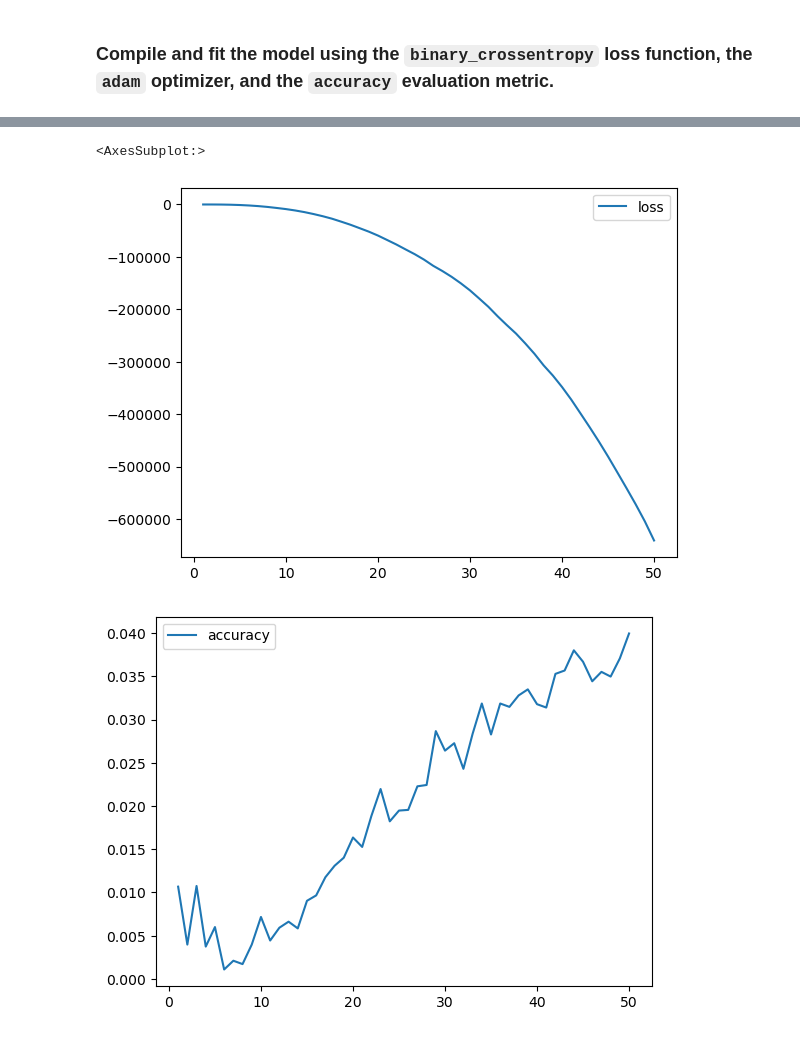
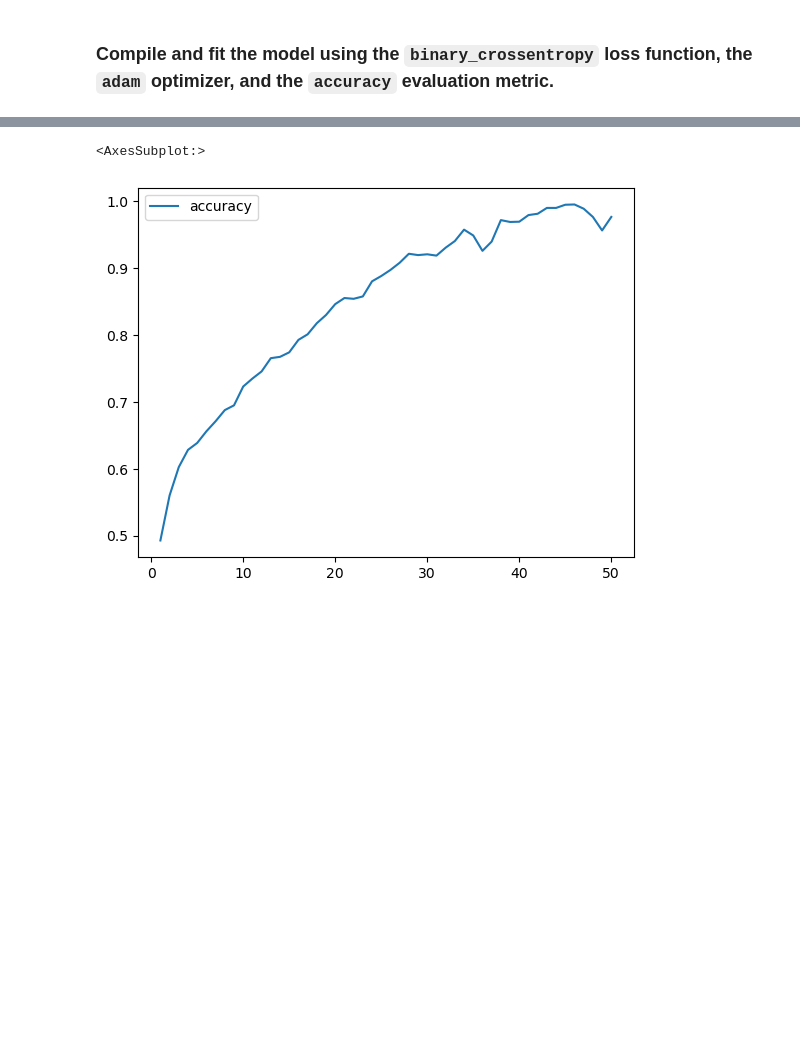
Before and after one commit to lisetlopez/OB_Oracle, a Jupyter notebook: crypto_deep_learning.ipynb, the cells around one changed output, grey strips where cells are left out. Drawn from its saved outputs; the diff is of its cells as text; code cells hidden in the pictures; blank space fills up the shorter version.

Commit message:
Updated crypto ML notebook files

```diff
--- a/crypto_deep_learning.ipynb
+++ b/crypto_deep_learning.ipynb
@@ -21,7 +21,7 @@ INCLUDE_ETH = False
 INCLUDE_ADA = False
 
 # Select the orderbook timeframe's interested in
-INCLUDE_5MIN_DATA = False
+INCLUDE_5MIN_DATA = True
 INCLUDE_1MIN_DATA = True
 INCLUDE_1SEC_DATA = False
 
@@ -131,7 +140,7 @@ Debug crypto_BTC_1min derived dataframe:
 ### Create the labels set (`y`)  from the “midpoint price” column, and then create the features (`X`) DataFrame from the remaining columns.
 # %%
 # Select which crypto order book data file to analyze
-crypto_sel_df = crypto_ob_df_dict["crypto_BTC_1min"]
+crypto_sel_df = crypto_ob_df_dict["crypto_BTC_5min"]
 # %%
 # Confirm all numerical data
 crypto_sel_df.dtypes
@@ -156,9 +165,9 @@ if 'Signal' in crypto_sel_df.columns:
 else:
     crypto_sel_df.insert(midpoint_column_index+1, "Signal", 0.0)
 
-# If the midpoint price increases, set Signal to +1, else if it decreases, set to -1
+# If the midpoint price increases, set Signal to +1, else if it decreases, set to 0
 crypto_sel_df.loc[(crypto_sel_df['midpoint'].shift(-1) >= crypto_sel_df['midpoint']), 'Signal'] = 1
-crypto_sel_df.loc[(crypto_sel_df['midpoint'].shift(-1) < crypto_sel_df['midpoint']), 'Signal'] = -1
+crypto_sel_df.loc[(crypto_sel_df['midpoint'].shift(-1) < crypto_sel_df['midpoint']), 'Signal'] = 0
 
 # drop the last row (don't know if the next row midpoint went up or down)
 crypto_sel_df.drop(index=crypto_sel_df.index[-1],axis=0,inplace=True)
@@ -408,13 +418,12 @@ Loss: -463242.21875, Accuracy: 0.006309885531663895
 # %%
 # Create a DataFrame using the model history and an index parameter
 model_plot = pd.DataFrame(nn_sequential_original_model_fit.history, index=range(1, len(nn_sequential_original_model_fit.history["loss"]) + 1))
 
 # Vizualize the model plot where the y-axis displays the loss metric
-model_plot.plot(y="loss")
+#model_plot.plot(y="loss")
 
 # Vizualize the model plot where the y-axis displays the accuracy metric
 model_plot.plot(y="accuracy")
 # %% [output]
 <AxesSubplot:>
-[figure, old version]
+[figure, new version]
-[figure, removed]
```
Also changed, not shown: parts of 11 cells of this notebook, 4 other files.
